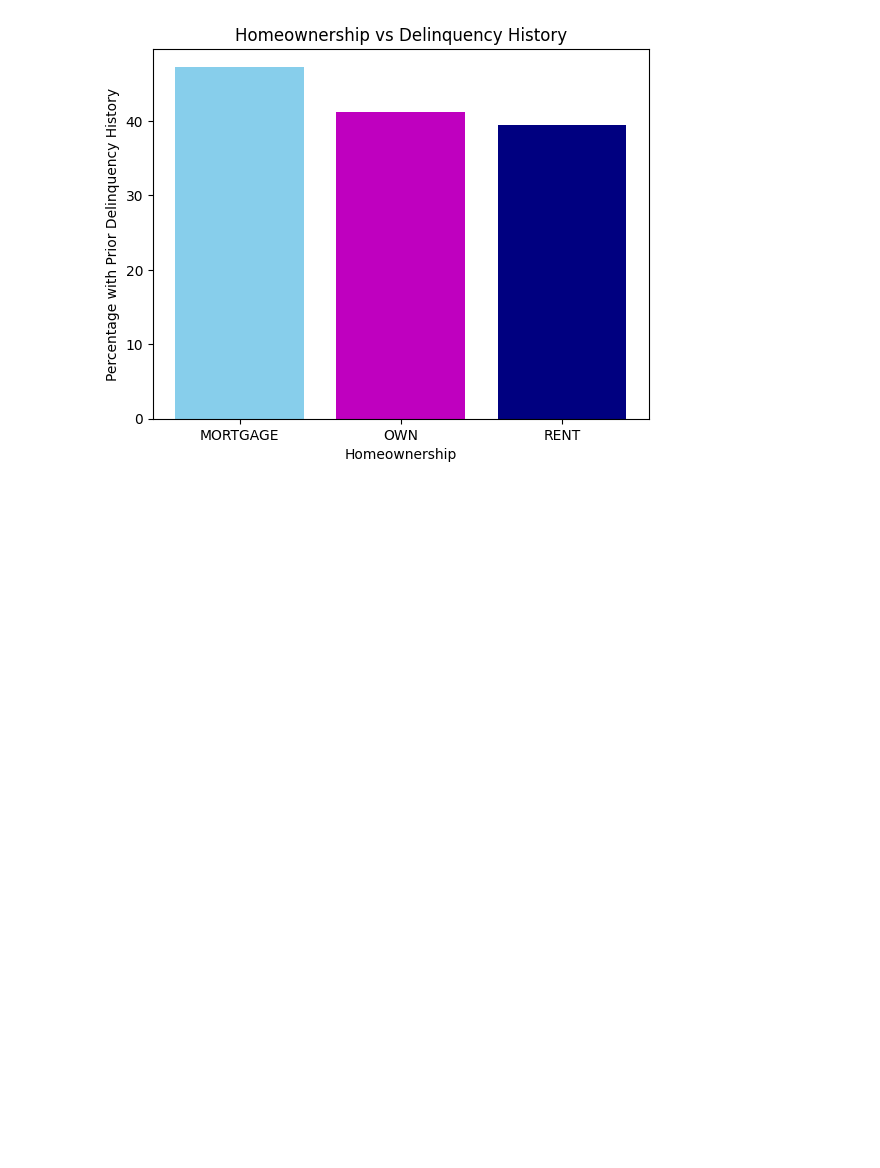
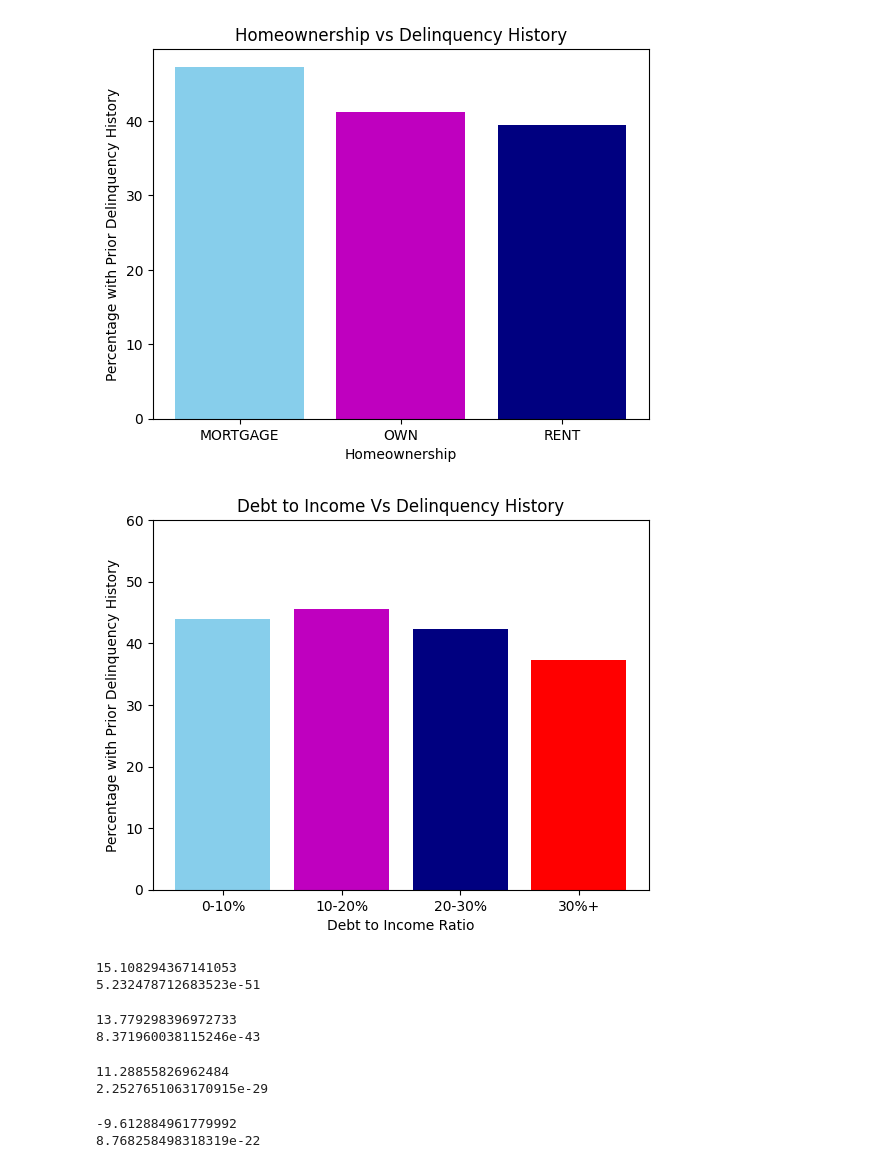
Before and after one commit to AdrianP428/DSRP_Project_MMF, a Jupyter notebook: DSRP_Project_AP.ipynb, the cells around one changed output. Cells and saved outputs as stored; diff of their text form; code cells hidden in the pictures; blank space fills up the shorter version.

Commit message:
Created another graph for DTI to deliqnuency, created 17 Independent two tailed t tests for delinquency

```diff
--- a/DSRP_Project_AP.ipynb
+++ b/DSRP_Project_AP.ipynb
@@ -216,3 +217,71 @@ plt.title('Homeownership vs Delinquency History')
 plt.show()
 # %% [output]
 [figure]
+# %%
+df['dti_group'] = pd.cut(df['dti_effective'], bins = [0,10,20,30,400])
+gro = df.groupby('dti_group')['has_prior_delinq'].mean() * 100
+label = ['0-10%', '10-20%', '20-30%', '30%+']
+plt.bar(label, gro.values, color = ['skyblue', 'm', 'navy', 'red'])
+plt.title('Debt to Income Vs Delinquency History')
+plt.xlabel('Debt to Income Ratio')
+plt.ylabel('Percentage with Prior Delinquency History')
+plt.ylim(0,60)
+plt.show()
+# %% [output]
+[figure, added]
+# %%
+delinq = df[df['has_prior_delinq'] == 1]['total_credit_lines']
+clean = df[df['has_prior_delinq'] == 0]['total_credit_lines']
+
+t_stat, p_val = stats.ttest_ind(delinq, clean )
+
+print(t_stat)
+print(p_val)
+
+#H0: Delinq and Non Delinq have same avg # of credit acc
+#H1: Delinq and Non Delinq dont have same avg # of credit acc XXX
+# %% [output]
+15.108294367141053
+5.232478712683523e-51
+# %%
+delinq = df[df['has_prior_delinq'] == 1]['credit_age_years']
+clean = df[df['has_prior_delinq'] == 0]['credit_age_years']
+
+t_stat, p_val = stats.ttest_ind(delinq, clean )
+
+print(t_stat)
+print(p_val)
+
+#H0: Delinq and Non Delinq have same avg # of credit years
+#H1: Delinq and Non Delinq dont have same avg # of credit years XXX
+# %% [output]
+13.779298396972733
+8.371960038115246e-43
+# %%
+delinq = df[df['has_prior_delinq'] == 1]['num_mort_accounts']
+clean = df[df['has_prior_delinq'] == 0]['num_mort_accounts']
+
+t_stat, p_val = stats.ttest_ind(delinq, clean )
+
+print(t_stat)
+print(p_val)
+
+#H0: Delinq and Non Delinq have same avg # of mortgage accounts
+#H1: Delinq and Non Delinq dont have same avg # of mortgage accounts XXX
+# %% [output]
+11.28855826962484
+2.2527651063170915e-29
+# %%
+delinq = df[df['has_prior_delinq'] == 1]['public_record_bankrupt']
+clean = df[df['has_prior_delinq'] == 0]['public_record_bankrupt']
+
+t_stat, p_val = stats.ttest_ind(delinq, clean )
+
+print(t_stat)
+print(p_val)
+
+#H0: Delinq and Non Delinq have same avg # of bankruptcies
+#H1: Delinq and Non Delinq dont have same avg # bankruptcies XXX
+# %% [output]
+-9.612884961779992
+8.768258498318319e-22
```
Also changed, not shown: parts of 16 cells of this notebook.
